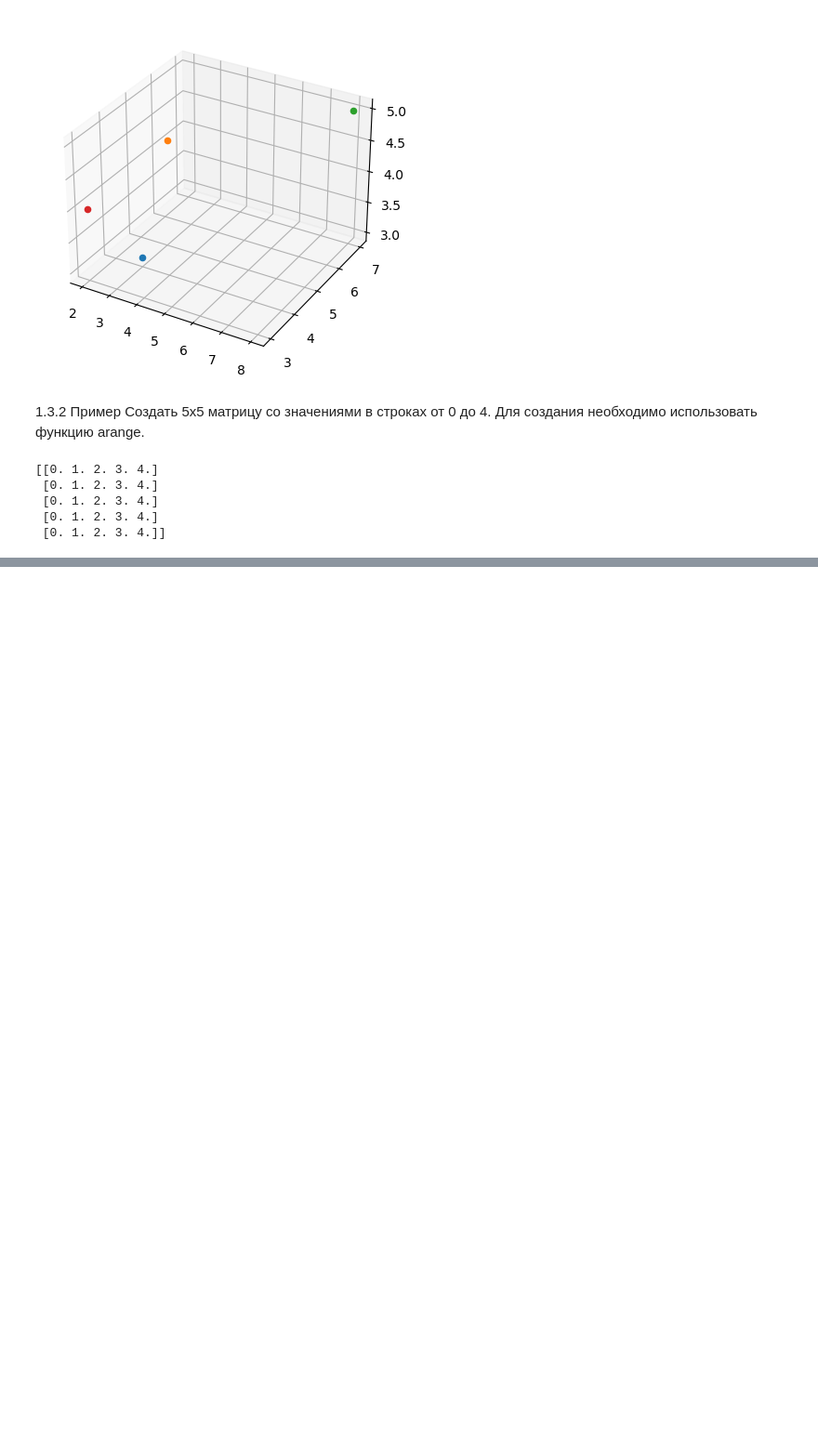
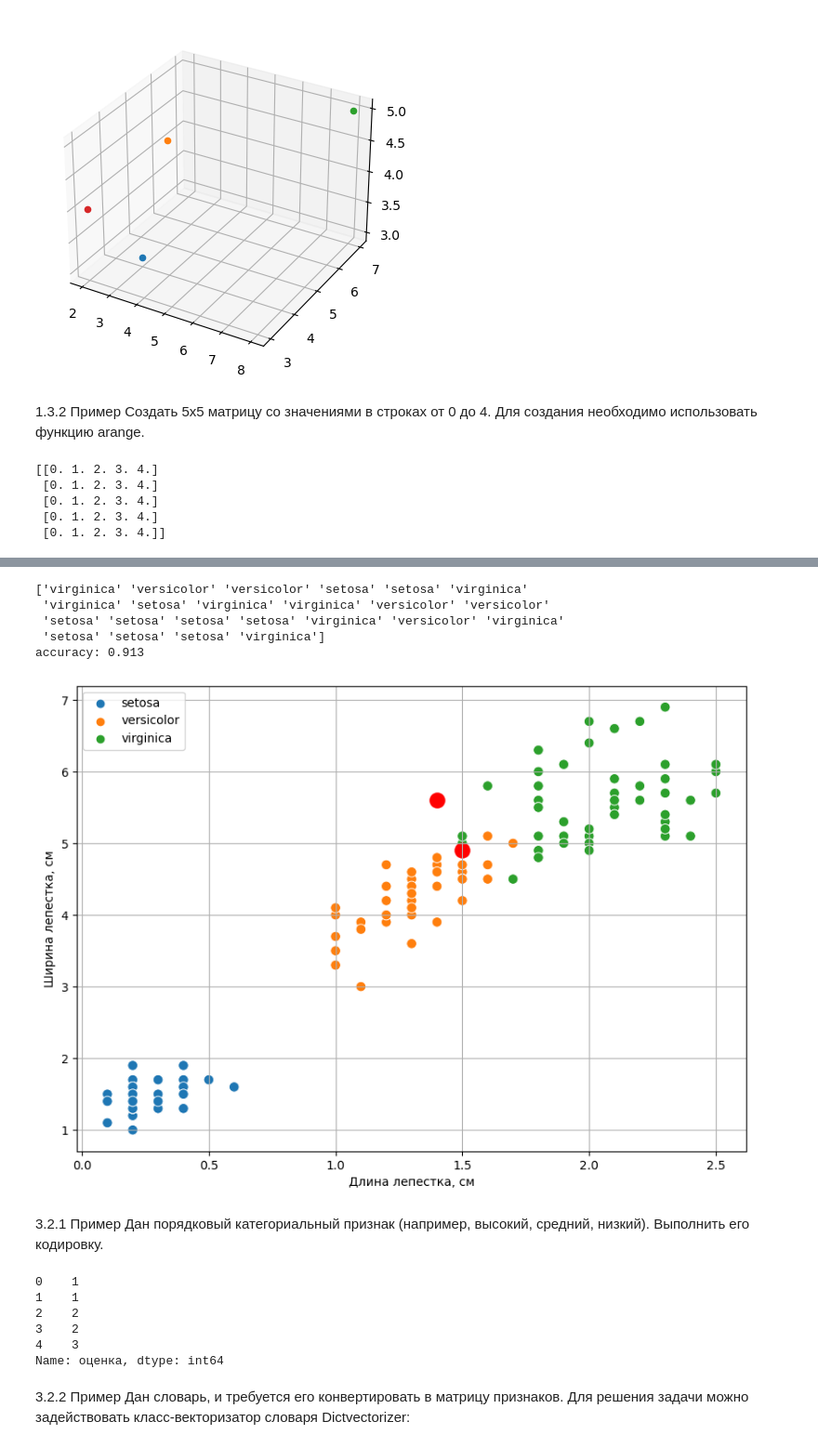
Before and after one commit to dobro0121/Workbooks-in-Jupiter, a Jupyter notebook: Workbook_3.ipynb, the cells around one changed output, grey strips where cells are left out. Shown at 93% size. Saved outputs shown, nothing was run; the diff lists cells and outputs as text; code cells hidden in the pictures; blank space fills up the shorter version.

```diff
--- a/Workbook_3.ipynb
+++ b/Workbook_3.ipynb
@@ -184,0 +342,72 @@ print(Z)
+# %%
+from sklearn.metrics import accuracy_score
+from sklearn.model_selection import train_test_split
+X_train, X_test, y_train, y_test = train_test_split(
+    # поскольку iris это pandas-таблица, для нее нужно указывать iloc
+    iris.iloc[:, :-1], # берем все колонки кроме последней в признаки
+    iris.iloc[:, -1], # последнюю в целевую переменную (класс)
+    test_size = 0.15 # размер тестовой выборки 15%
+    )
+X_train.shape, X_test.shape, y_train.shape, y_test.shape
+X_train.head()
+y_train.head()
+
+# Обучим метод трех ближайших соседей
+model = KNeighborsClassifier(n_neighbors=1) # Кол-во ближайших соседей
+model.fit(X_train, y_train)
+
+# Получим предсказания модели
+y_pred = model.predict(X_test)
+
+
+# Покажем на графике, что отражает полученное число
+# Красным цветом обозначены точки, для которых классификация сработала неправильно
+plt.figure(figsize=(10, 7))
+sns.scatterplot(x='petal_width', y='petal_length', data=iris, hue='species', s=70 )
+plt.xlabel('Длина лепестка, см')
+plt.ylabel('Ширина лепестка, см')
+plt.legend(loc=2) # добавить легенду
+plt.grid() # добавить сетку
+
+# Перебираем все объекты из теста
+for i in range(len(y_test)):
+    # Если предсказание неправильное
+    if np.array(y_test)[i] != y_pred[i]:
+        # то  подсвечиваем точку красным
+        plt.scatter(X_test.iloc[i, 3], X_test.iloc[i, 2], color = 'red', s=150)
+# Качество модели (доля правильно классифицированных точек)
+print(y_pred)
+print(f'accuracy: {accuracy_score(y_test, y_pred) :.3}')
+# %% [output]
+['virginica' 'versicolor' 'versicolor' 'setosa' 'setosa' 'virginica'
+ 'virginica' 'setosa' 'virginica' 'virginica' 'versicolor' 'versicolor'
+ 'setosa' 'setosa' 'setosa' 'setosa' 'virginica' 'versicolor' 'virginica'
+ 'setosa' 'setosa' 'setosa' 'virginica']
+accuracy: 0.913
+[figure, added]
+# %% [markdown]
+3.2.1 Пример
+Дан порядковый категориальный признак (например, высокий, средний, низкий). Выполнить его кодировку.
+# %%
+# Загрузить библиотеку
+import pandas as pd
+
+# Создать признаки
+dataframe = pd.DataFrame({"оценка": ["низкая", "низкая", "средняя", "средняя", "высокая"]})
+#Создать словарь преобразования шкалы
+scale_mapper = {"низкая":1, "средняя":2, "высокая":3}
+
+#Заменить значения признаков значениями словаря
+dataframe["оценка"].replace(scale_mapper)
+# %% [output]
+0    1
+1    1
+2    2
+3    2
+4    3
+Name: оценка, dtype: int64
+# %% [markdown]
+3.2.2 Пример
+Дан словарь, и требуется его конвертировать в матрицу признаков.
+Для решения задачи можно задействовать класс-векторизатор словаря
+Dictvectorizer:
```
Also changed, not shown: parts of 12 cells of this notebook.
